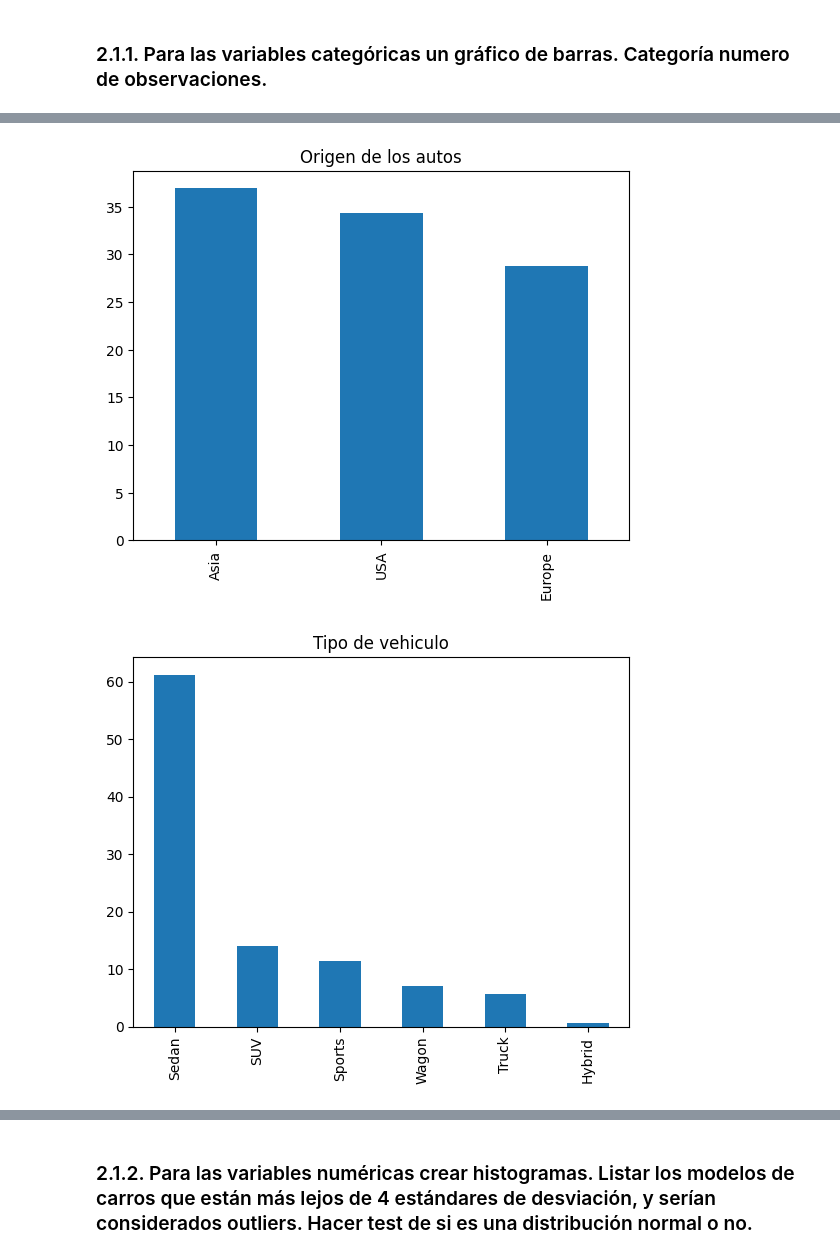
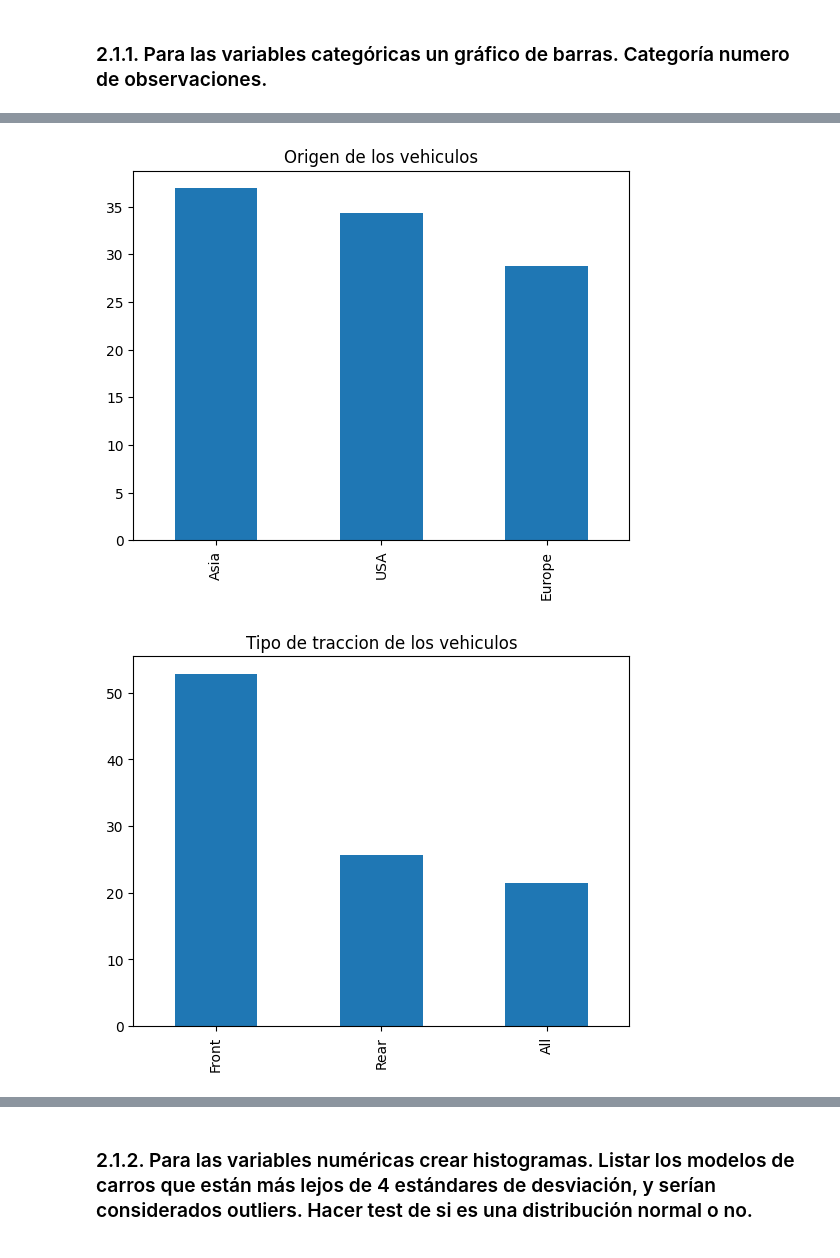
Before and after one commit to JuanMorales4619/Estadistica-3, a Jupyter notebook: Tarea 1/src/notebook/Punto2.ipynb, the cells around one changed output, grey strips where cells are left out. Drawn from its saved outputs; the diff is of its cells as text; code cells hidden in the pictures.

```diff
--- a/Tarea 1/src/notebook/Punto2.ipynb
+++ b/Tarea 1/src/notebook/Punto2.ipynb
@@ -26,10 +48,11 @@ df.head()
 # %%
 plot = (100 * df['Origin'].value_counts() / len(df['Origin'])).plot(
-kind='bar', title='Origen de los autos')
+kind='bar', title='Origen de los vehiculos')
 # %% [output]
-[figure, old version]
+[figure, new version]
 # %%
-plot = (100 * df['Type'].value_counts() / len(df['Type'])).plot(
-kind='bar', title='Tipo de vehiculo')
+
+plot = (100 * df['DriveTrain'].value_counts() / len(df['DriveTrain'])).plot(
+kind='bar', title='Tipo de traccion de los vehiculos')
 # %% [output]
-[figure, old version]
+[figure, new version]
```
Also changed, not shown: parts of 38 cells of this notebook, 1 other file.
